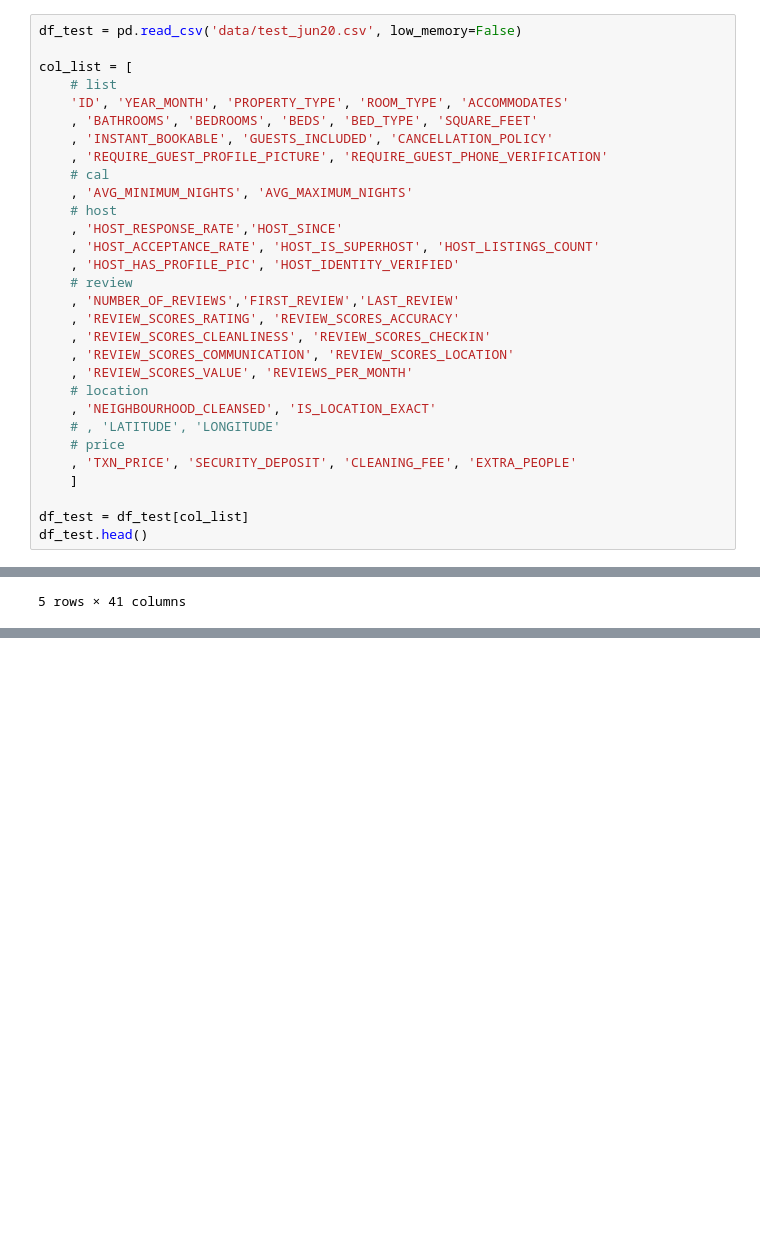
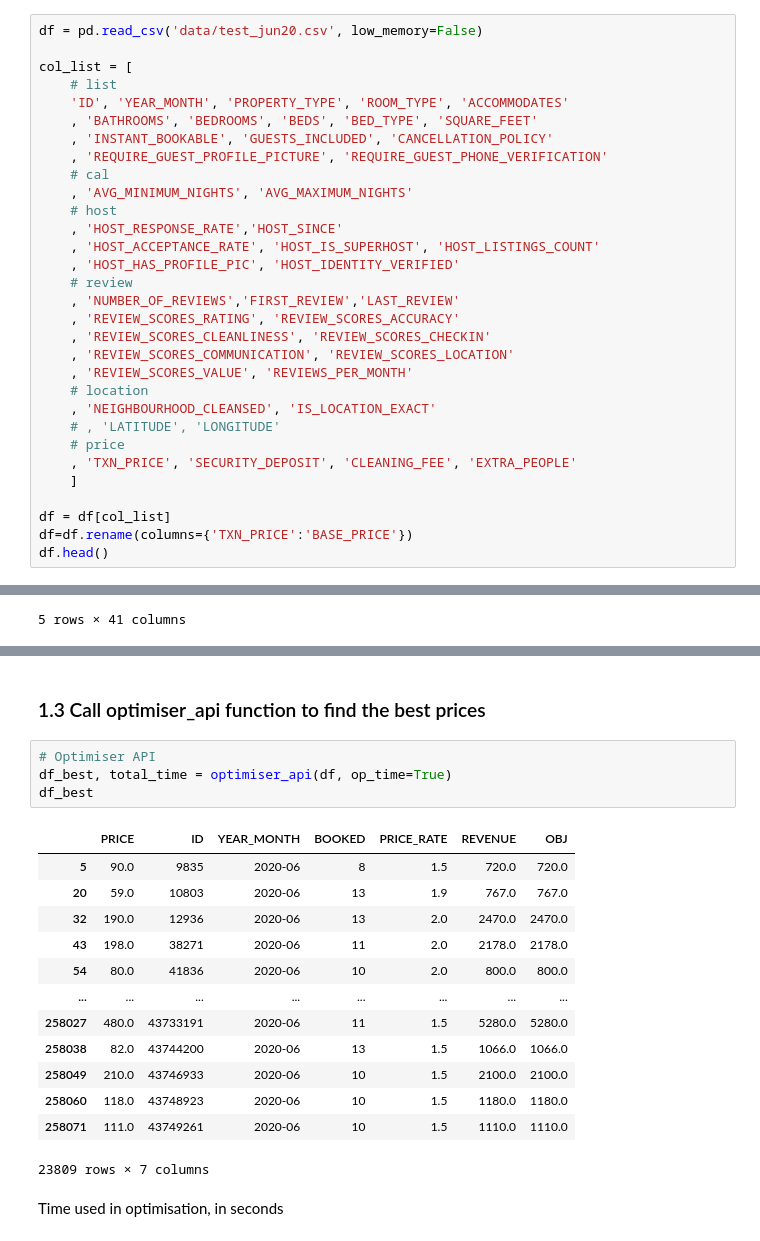
Before and after one commit to tylerxiety/rentalpricing, a Jupyter notebook: playground/nb_optimisation.ipynb, the cells around one changed output, grey strips where cells are left out. Drawn from its saved outputs; the diff is of its cells as text; blank space fills up the shorter version.

Commit message:
optimiser api

```diff
--- a/playground/nb_optimisation.ipynb
+++ b/playground/nb_optimisation.ipynb
@@ -15,5 +22,5 @@ pd.options.mode.chained_assignment = None
 # %%
-df_test = pd.read_csv('data/test_jun20.csv', low_memory=False)
+df = pd.read_csv('data/test_jun20.csv', low_memory=False)
 
 col_list = [
     # list
@@ -40,8 +47,9 @@ col_list = [
     , 'TXN_PRICE', 'SECURITY_DEPOSIT', 'CLEANING_FEE', 'EXTRA_PEOPLE'
     ]
 
-df_test = df_test[col_list]
-df_test.head()
+df = df[col_list]
+df=df.rename(columns={'TXN_PRICE':'BASE_PRICE'})
+df.head()
 # %% [output]
 |  | ID | YEAR_MONTH | PROPERTY_TYPE | ROOM_TYPE | ACCOMMODATES | BATHROOMS | BEDROOMS | BEDS | BED_TYPE | ... |
 | 0 | 9835 | 2020-06 | house | private room | 2 | 1.0 | 1.0 | 2.0 | real bed | ... |
@@ -52,0 +93,22 @@ df_test.head()
+# %% [markdown]
+### 1.3 Call optimiser_api function to find the best prices
+# %%
+# Optimiser API
+df_best, total_time = optimiser_api(df, op_time=True)
+df_best
+# %% [output]
+|  | PRICE | ID | YEAR_MONTH | BOOKED | PRICE_RATE | REVENUE | OBJ |
+| 5 | 90.0 | 9835 | 2020-06 | 8 | 1.5 | 720.0 | 720.0 |
+| 20 | 59.0 | 10803 | 2020-06 | 13 | 1.9 | 767.0 | 767.0 |
+| 32 | 190.0 | 12936 | 2020-06 | 13 | 2.0 | 2470.0 | 2470.0 |
+| 43 | 198.0 | 38271 | 2020-06 | 11 | 2.0 | 2178.0 | 2178.0 |
+| 54 | 80.0 | 41836 | 2020-06 | 10 | 2.0 | 800.0 | 800.0 |
+| ... | ... | ... | ... | ... | ... | ... | ... |
+| 258027 | 480.0 | 43733191 | 2020-06 | 11 | 1.5 | 5280.0 | 5280.0 |
+| 258038 | 82.0 | 43744200 | 2020-06 | 13 | 1.5 | 1066.0 | 1066.0 |
+| 258049 | 210.0 | 43746933 | 2020-06 | 10 | 1.5 | 2100.0 | 2100.0 |
+| 258060 | 118.0 | 43748923 | 2020-06 | 10 | 1.5 | 1180.0 | 1180.0 |
+| 258071 | 111.0 | 43749261 | 2020-06 | 10 | 1.5 | 1110.0 | 1110.0 |
+23809 rows × 7 columns
+# %% [markdown]
+Time used in optimisation, in seconds
```
Also changed, not shown: parts of 17 cells of this notebook, 5 other files.
